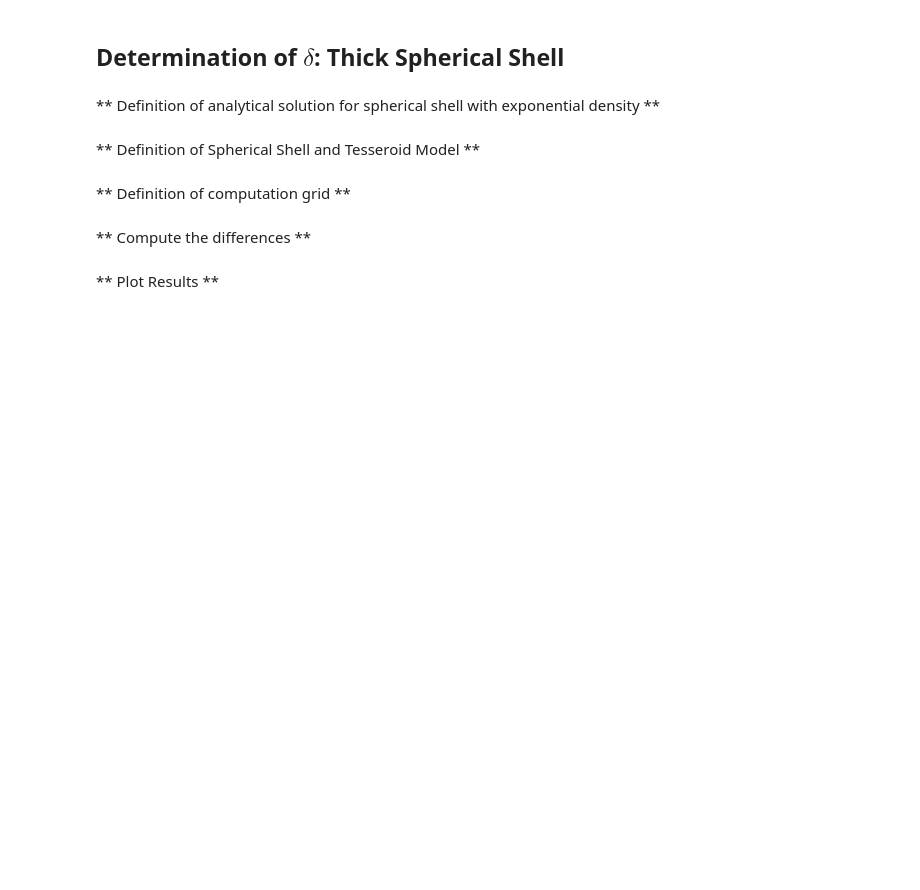
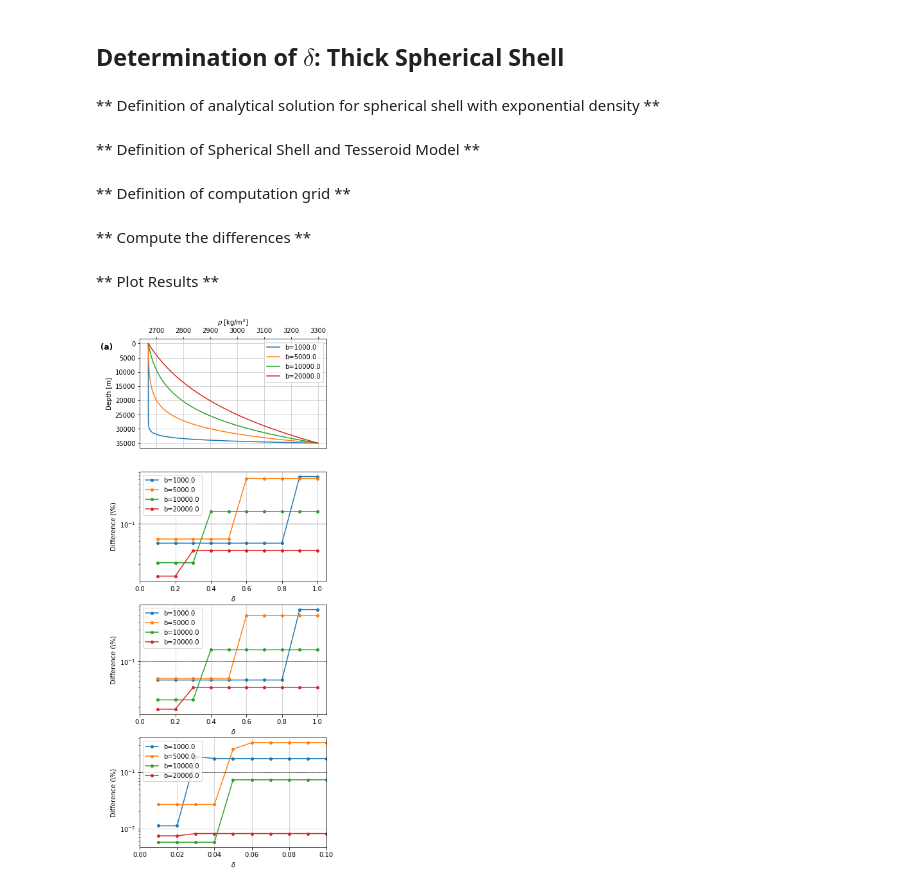
Before and after one commit to pinga-lab/tesseroid-variable-density, a Jupyter notebook: code/notebooks/exponential-density.ipynb, the cells around one changed output. Cells and saved outputs as stored; diff of their text form; code cells hidden in the pictures; blank space fills up the shorter version.

```diff
--- a/code/notebooks/exponential-density.ipynb
+++ b/code/notebooks/exponential-density.ipynb
@@ -200,8 +202,8 @@ lats, lons, heights = gridder.regular((60, 90, 0, 30), shape, z=2e3)
 # %% [markdown]
 ** Compute the differences **
 # %%
-fields = 'potential gz gzz'.split()
-b_values = [1e3, 5e3, 1e4, 2e4, 3e4, 4e4]
+fields = 'potential gz'.split()
+b_values = [1e3, 5e3, 1e4, 2e4]
 deltah = MEAN_EARTH_RADIUS
 delta_values = np.linspace(0.1, 1, 10)
 rho0, rho1 = 2670, 3300
@@ -236,7 +270,7 @@ for field in fields:
 ** Plot Results **
 # %%
 fields = 'potential gz gzz'.split()
-b_values = [1e3, 5e3, 1e4, 2e4, 3e4, 4e4]
+b_values = [1e3, 5e3, 1e4, 2e4]
 deltah = MEAN_EARTH_RADIUS
 rho0, rho1 = 2670, 3300
 labels = ["b=" + str(b) for b in b_values]
@@ -265,31 +299,43 @@ for field, ax in zip(fields, axes[1:]):
     for b, label in zip(b_values, labels):
         diffs = np.load('results/exponential-delta/' + field + '-' +
                         '{:.1e}'.format(b) + '-thick-differences.npz')
         deltas, diff = diffs['deltas'], diffs['diffs']
         ax.plot(deltas, diff, 'o-',
                 markersize=4, label=label)
 
 
 ax1.legend()
 ax1.grid(True, linewidth=0.5, color='#aeaeae')
 ax1.set_xlabel(r"$\rho$ [kg/m$^3$]")
 ax1.set_ylabel("Depth [m]")
 ax1.invert_yaxis()
 ax1.xaxis.tick_top()
 ax1.xaxis.set_label_position('top')
 ax1.text(-0.21, 0.9, "(a)", fontsize=12,
          fontdict={'weight': 'bold'},
          transform=ax1.transAxes)
 
-for ax in axes[1:]:
+for ax in axes[1:3]:
     ax.plot([0, 1.2], [1e-1, 1e-1], '--', color='k', linewidth=0.5)
     ax.set_xlim(0, 1.05)
     ax.set_yscale('log')
     ax.set_ylabel('Difference (\%)')
     ax.grid(True, linewidth=0.5, color='#aeaeae')
     ax.set_axisbelow(True)
     ax.set_xlabel(r"$\delta$")
     ax.legend()
 
+ax = axes[3]
+ax.plot([0, 1.2], [1e-1, 1e-1], '--', color='k', linewidth=0.5)
+ax.set_xlim(0, 0.1)
+ax.set_yscale('log')
+ax.set_ylabel('Difference (\%)')
+ax.grid(True, linewidth=0.5, color='#aeaeae')
+ax.set_axisbelow(True)
+ax.set_xlabel(r"$\delta$")
+ax.legend()
+
 plt.tight_layout(pad=0.3, h_pad=0, w_pad=0)
 plt.show()
+# %% [output]
+[figure, added]
```
Also changed, not shown: parts of 3 cells of this notebook, 36 other files.
